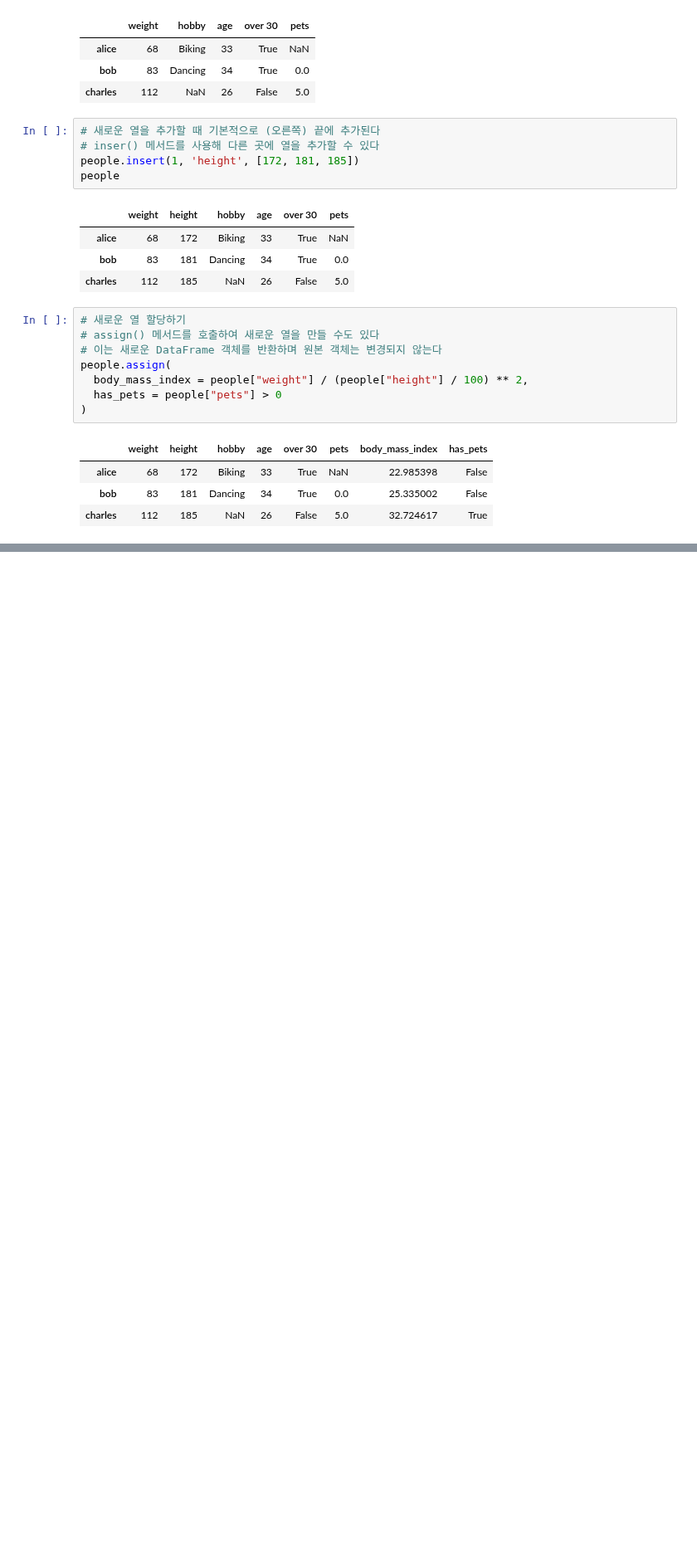
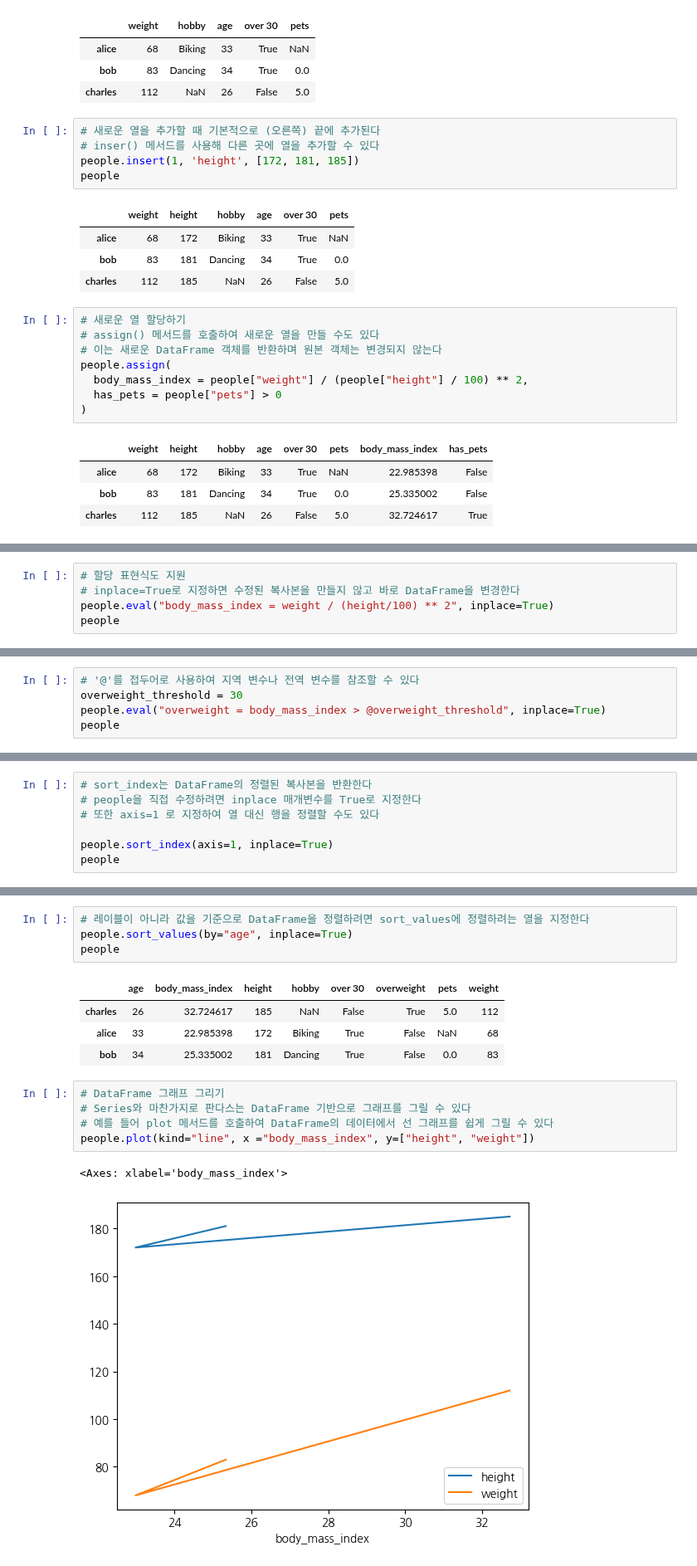
Before and after one commit to sbs24013/Learning-Data-Analytics, a Jupyter notebook: Tools/tools_pandas.ipynb, the cells around one changed output, grey strips where cells are left out. Shown at 83% size. Saved outputs shown, nothing was run; the diff lists cells and outputs as text; blank space fills up the shorter version.

```diff
--- a/Tools/tools_pandas.ipynb
+++ b/Tools/tools_pandas.ipynb
@@ -958,0 +1013,5 @@ people.assign(
+# %%
+# 할당 표현식도 지원
+# inplace=True로 지정하면 수정된 복사본을 만들지 않고 바로 DataFrame을 변경한다
+people.eval("body_mass_index = weight / (height/100) ** 2", inplace=True)
+people
@@ -958,0 +1023,5 @@ people.assign(
+# %%
+# '@'를 접두어로 사용하여 지역 변수나 전역 변수를 참조할 수 있다
+overweight_threshold = 30
+people.eval("overweight = body_mass_index > @overweight_threshold", inplace=True)
+people
@@ -958,0 +1050,7 @@ people.assign(
+# %%
+# sort_index는 DataFrame의 정렬된 복사본을 반환한다
+# people을 직접 수정하려면 inplace 매개변수를 True로 지정한다
+# 또한 axis=1 로 지정하여 열 대신 행을 정렬할 수도 있다
+
+people.sort_index(axis=1, inplace=True)
+people
@@ -958,0 +1062,17 @@ people.assign(
+# %%
+# 레이블이 아니라 값을 기준으로 DataFrame을 정렬하려면 sort_values에 정렬하려는 열을 지정한다
+people.sort_values(by="age", inplace=True)
+people
+# %% [output]
+|  | age | body_mass_index | height | hobby | over 30 | overweight | pets | weight |
+| charles | 26 | 32.724617 | 185 | NaN | False | True | 5.0 | 112 |
+| alice | 33 | 22.985398 | 172 | Biking | True | False | NaN | 68 |
+| bob | 34 | 25.335002 | 181 | Dancing | True | False | 0.0 | 83 |
+# %%
+# DataFrame 그래프 그리기
+# Series와 마찬가지로 판다스는 DataFrame 기반으로 그래프를 그릴 수 있다
+# 예를 들어 plot 메서드를 호출하여 DataFrame의 데이터에서 선 그래프를 쉽게 그릴 수 있다
+people.plot(kind="line", x ="body_mass_index", y=["height", "weight"])
+# %% [output]
+<Axes: xlabel='body_mass_index'>
+[figure, added]
```
Also changed, not shown: parts of 25 cells of this notebook.
